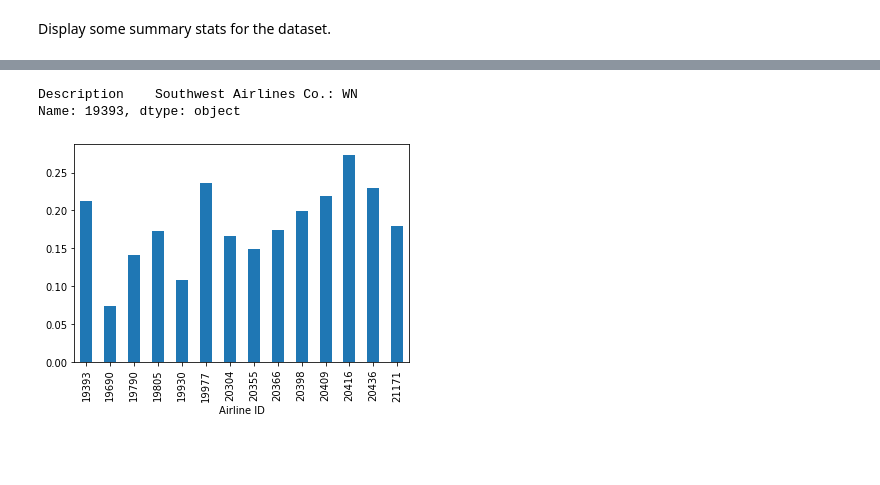
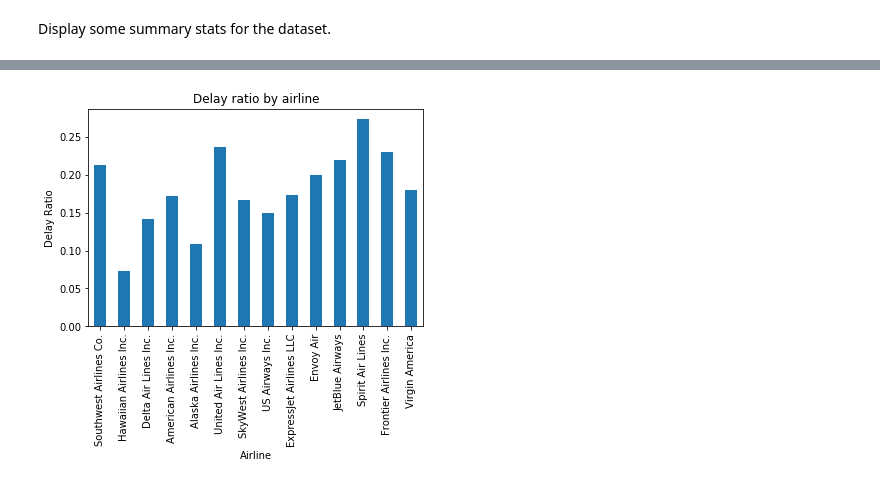
Before and after one commit to simonthorogood/flight-delays, a Jupyter notebook: Exploratory Data Analysis.ipynb, the cells around one changed output, grey strips where cells are left out. Drawn from its saved outputs; the diff is of its cells as text; code cells hidden in the pictures; blank space fills up the shorter version.

Commit message:
added lookups and updated EDA

```diff
--- a/Exploratory Data Analysis.ipynb
+++ b/Exploratory Data Analysis.ipynb
@@ -14,7 +14,7 @@ Load the 2015 dataset. Note that a number of fields from the original dataset th
 dfs = []
 for month_idx in range(12):
     file_name = '2015-{0:02d}.csv'.format(month_idx + 1)
-    path = DATA_PATH / file_name
+    path = DATA_PATH / 'full' / file_name
     print('Loading {}'.format(path))
     df_month = pd.read_csv(path, low_memory=False)
     dfs.append(df_month)
@@ -135,17 +122,16 @@ df_airlines = pd.read_csv(DATA_PATH / 'lookups' / 'airline_ids.csv', index_col='
-# %%
-df_airlines.loc[19393, ]
-# %% [output]
-Description    Southwest Airlines Co.: WN
-Name: 19393, dtype: object
 # %%
+df_airlines = pd.read_csv(DATA_PATH / 'lookups' / 'airline_lookups.csv', index_col='AirlineID')
 delayed_by_airline = pd.DataFrame(df.groupby(['DOT_ID_Reporting_Airline', 'DepartureIsDelayed']).size()).unstack(level=1)
 delayed_by_airline.columns = ['not_delayed', 'delayed']
 delayed_by_airline['total'] = delayed_by_airline.sum(axis=1)
 delayed_by_airline['delay_ratio'] = delayed_by_airline['delayed'] / delayed_by_airline['total']
+delayed_by_airline['airline_code'] = delayed_by_airline.index.map(df_airlines['Description'])
+delayed_by_airline = delayed_by_airline.set_index('airline_code')
 # %%
 fig = plt.figure(figsize=(6, 4))
 ax = delayed_by_airline['delay_ratio'].plot(kind='bar', title='', fig=fig)
-ax.set_xlabel('Airline ID')
-fig.savefig("fig_trend_airline.pdf", bbox_inches='tight')
+ax.set_xlabel('Airline')
+ax.set_ylabel('Delay Ratio')
+_ = ax.set_title('Delay ratio by airline')
 # %% [output]
-[figure, old version]
+[figure, new version]
```
Also changed, not shown: parts of 15 cells of this notebook, 3 other files.
